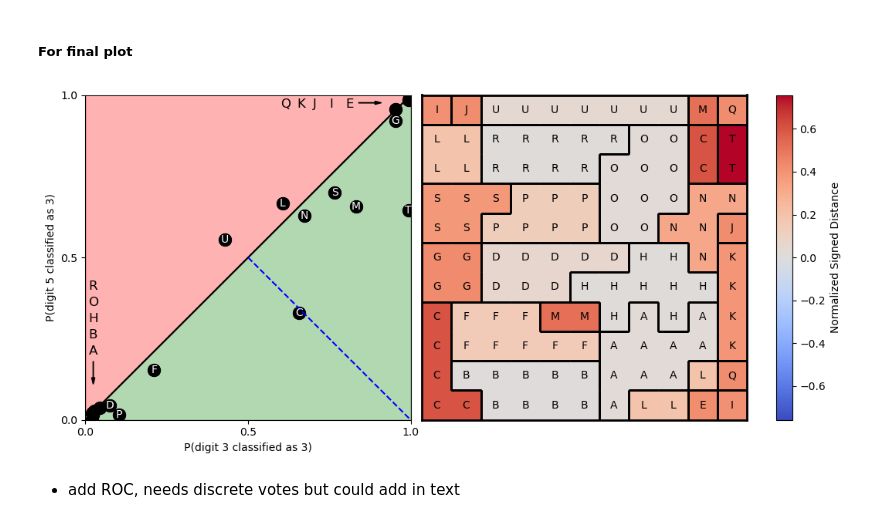
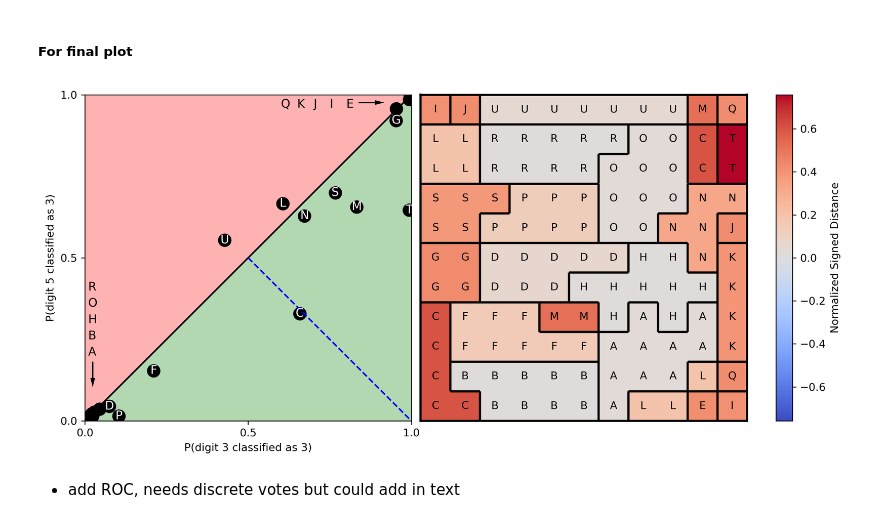
Before and after one commit to PaulHosek/MCM_classifier, a Jupyter notebook: Classifier_1/mcm/paper_plots/plots_indicative_icc.ipynb, the cells around one changed output. Saved outputs shown, nothing was run; the diff lists cells and outputs as text; code cells hidden in the pictures.

```diff
--- a/Classifier_1/mcm/paper_plots/plots_indicative_icc.ipynb
+++ b/Classifier_1/mcm/paper_plots/plots_indicative_icc.ipynb
@@ -214,14 +214,14 @@ right_side_x = 1-0.2 # for the top right corner
 for i, (x, y) in enumerate(zip(avg_prob[:, cat_a], avg_prob[:, cat_b])):
     if x < 0.05 and y < 0.05:
         # Place label in a column on the left side of the plot
-        axs[0].text(0.01, left_side_y, myplot.int_to_letters(i), color="black", transform=axs[0].transAxes, fontsize=12)
+        axs[0].text(0.01, left_side_y, myplot.int_to_letters(i), color="black", transform=axs[0].transAxes, fontsize=11)
         left_side_y += 0.05  # Move down for the next label
     elif x > 0.95 and y > 0.95:
-        axs[0].text(right_side_x, 0.96, myplot.int_to_letters(i), color="black", transform=axs[0].transAxes, fontsize=12)
+        axs[0].text(right_side_x, 0.96, myplot.int_to_letters(i), color="black", transform=axs[0].transAxes, fontsize=11)
         right_side_x -= 0.05  # Move down for the next label
     else:
         # Place label at its original position
-        axs[0].text(x, y, myplot.int_to_letters(i), color="white", ha="center", va="center", fontsize=10)
+        axs[0].text(x, y, myplot.int_to_letters(i), color="white", ha="center", va="center", fontsize=11)
 
 axs[0].arrow(0.024, 0.18, 0, -0.05, head_width=0.01, head_length=0.02, fc='black', ec='black')
 axs[0].arrow(1-0.16, 1-0.024, 0.05, 0, head_width=0.01, head_length=0.02, fc='black', ec='black')
@@ -235,35 +235,35 @@ axs[0].set_ylabel(f"P(digit {cat_b} classified as {cat_a})")
 
 axs[0].set_xlim(0, 1)
 axs[0].set_ylim(0, 1)
 
 # partition map for distances to decision bounary
 plt.subplots_adjust(wspace=-.7)
 
 axs[1].set_aspect('equal')
 comms = myplot.generate_icc_comms_map(all_MCM[mcm_index])
 distances = utils.normalised_signed_distance_decisionbound(avg_prob, cat_a, cat_b)
 dist_map = distances[comms]
 im = myplot.partition_map(plt.gca(), dist_map,myplot.int_to_letters(comms),myplot.find_borders(comms), cbar=False)
 plt.colorbar(im, ax=axs[1]).set_label('Normalized Signed Distance')
 # plt.title("Normalized signed distance to decision boundary (3v5).", fontsize=11)
 
 
 
 # axs[0].set_title(f"Mean probability over samples for each ICC")
 # fig.suptitle(f"ICCs from MCM {cat_a} see test images of {(cat_a, cat_b)}")
 plt.tight_layout()
-# plt.savefig("../figures/paper_decib_and_map.png", dpi=300, bbox_inches="tight")
+plt.savefig(f"./img/decisionboundary_and_map_{cat_a}{cat_b}.png", dpi=300, bbox_inches="tight")
 
 
 # CLelia
 # upper right pixels are outside of the image, most black. As we go down diagnaolly get more center. Lower lit, larger.
 # remove color points
 # 3 has been seen, 5 has not been seen -> 5 is test data, 3 is train data
 
 
 # digt 3 test vs. train in axis. Can Digithow much bias there is from smoothening. Appendix. WHy choose alhs.
 # %% [output]
-[figure, old version]
+[figure, new version]
 # %% [markdown]
 - add ROC, needs discrete votes but could add in text
 # %% [markdown]
```
Also changed, not shown: parts of 5 cells of this notebook, 10 other files.
